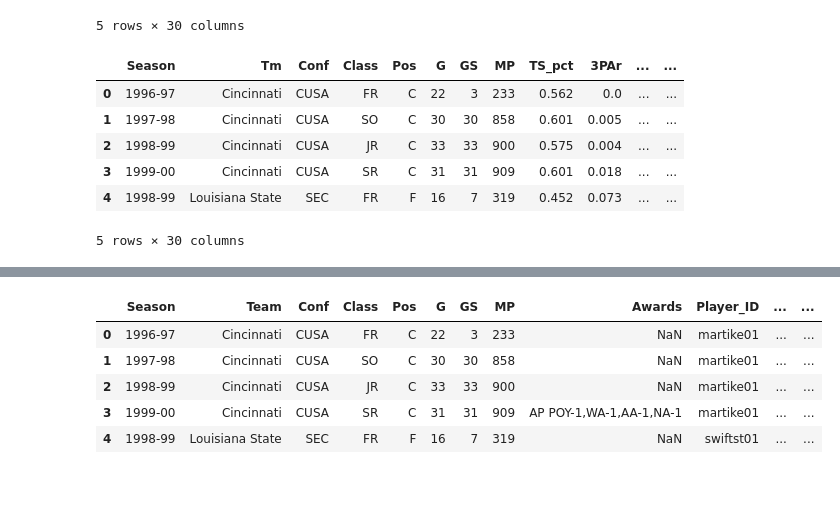
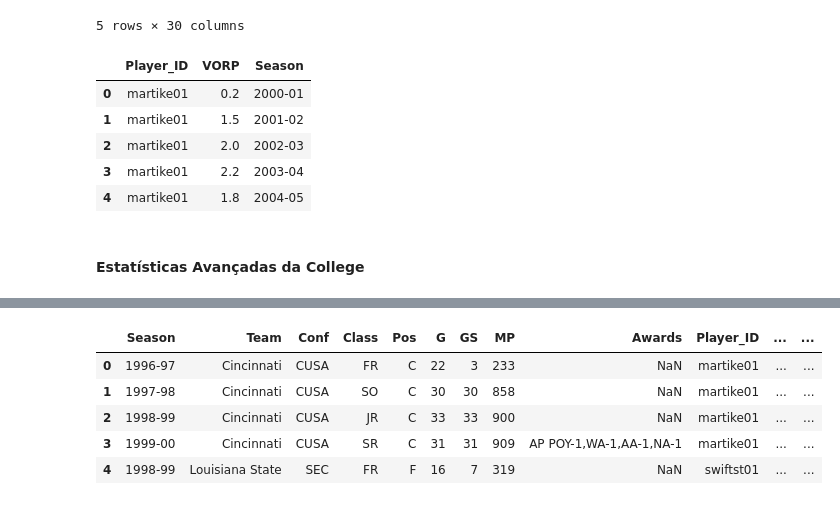
Before and after one commit to caiogpontes/nba-draft-prediction, a Jupyter notebook: notebooks/01_data_preparation.ipynb, the cells around one changed output, grey strips where cells are left out. Saved outputs shown, nothing was run; the diff lists cells and outputs as text; code cells hidden in the pictures.

```diff
--- a/notebooks/01_data_preparation.ipynb
+++ b/notebooks/01_data_preparation.ipynb
@@ -79,12 +79,15 @@ dfs['nba'].head()
 | 4 | 2004-05 | 27 | DEN | NBA | PF | 70.0 | 67.0 | 2272.0 | 17.5 | 0.521 | ... | ... |
 5 rows × 30 columns
 # %%
-draft_data = dfs['draft'][['Player_ID','VORP','Season']]
+nba_stats_data = dfs['nba'][['Player_ID','VORP','Season']]
-# %% [output]
-|  | Season | Tm | Conf | Class | Pos | G | GS | MP | TS_pct | 3PAr | ... | ... |
-| 0 | 1996-97 | Cincinnati | CUSA | FR | C | 22 | 3 | 233 | 0.562 | 0.0 | ... | ... |
-| 1 | 1997-98 | Cincinnati | CUSA | SO | C | 30 | 30 | 858 | 0.601 | 0.005 | ... | ... |
-| 2 | 1998-99 | Cincinnati | CUSA | JR | C | 33 | 33 | 900 | 0.575 | 0.004 | ... | ... |
-| 3 | 1999-00 | Cincinnati | CUSA | SR | C | 31 | 31 | 909 | 0.601 | 0.018 | ... | ... |
-| 4 | 1998-99 | Louisiana State | SEC | FR | F | 16 | 7 | 319 | 0.452 | 0.073 | ... | ... |
-5 rows × 30 columns
+# %%
+nba_stats_data.head()
+# %% [output]
+|  | Player_ID | VORP | Season |
+| 0 | martike01 | 0.2 | 2000-01 |
+| 1 | martike01 | 1.5 | 2001-02 |
+| 2 | martike01 | 2.0 | 2002-03 |
+| 3 | martike01 | 2.2 | 2003-04 |
+| 4 | martike01 | 1.8 | 2004-05 |
+# %% [markdown]
+#### **Estatísticas Avançadas da College**
```
Also changed, not shown: parts of 4 cells of this notebook, 1 other file.
